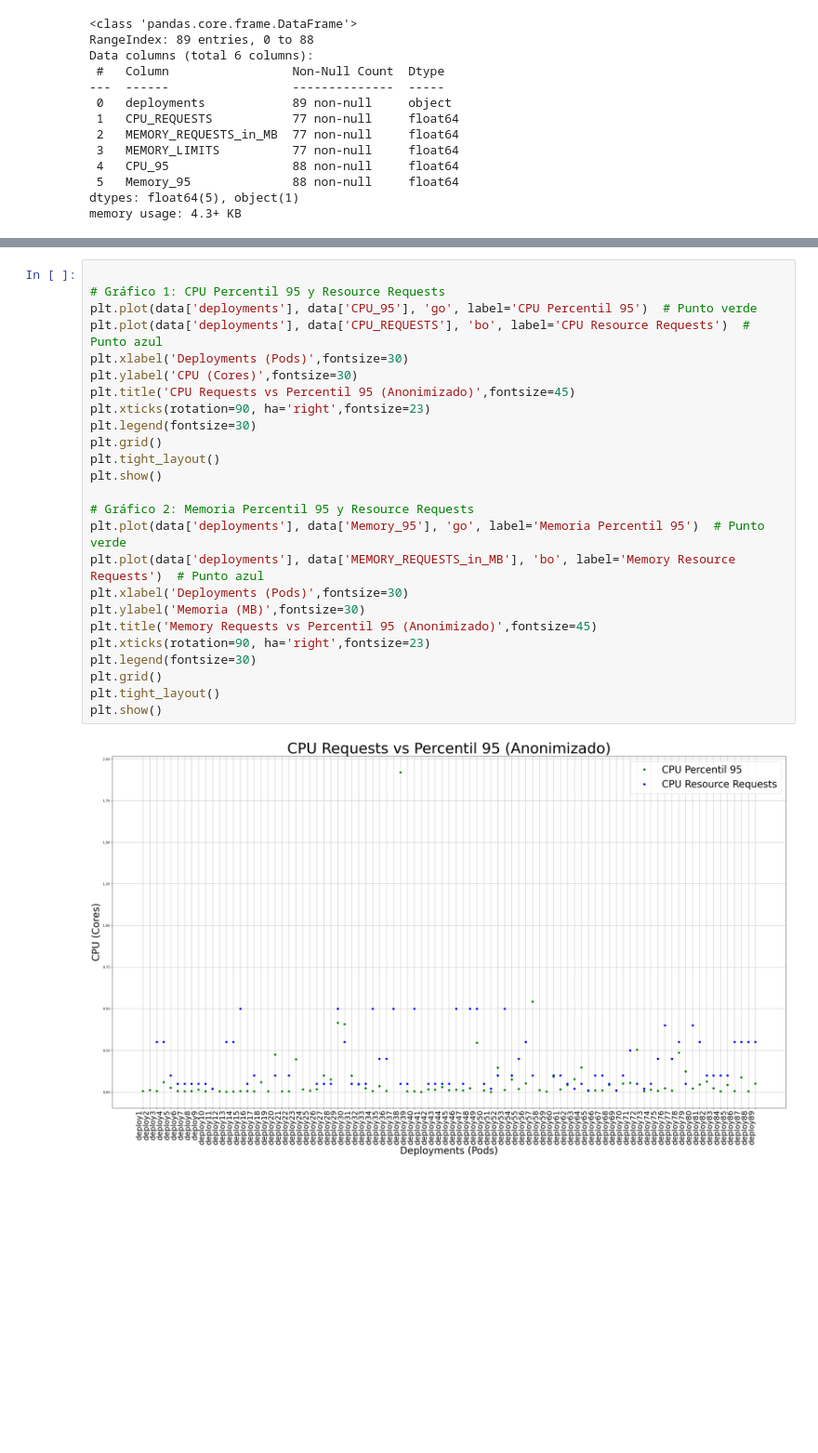
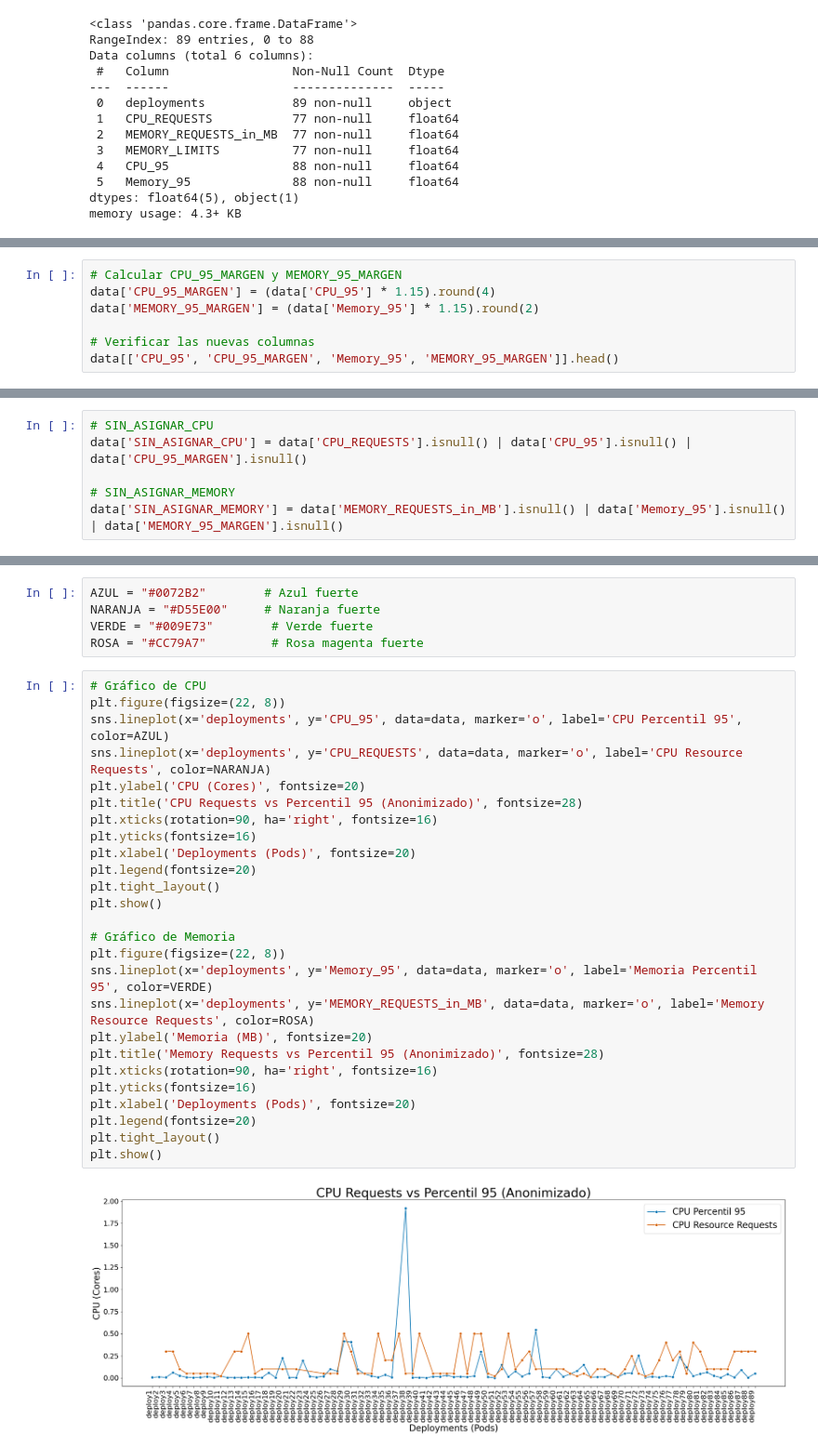
Before and after one commit to DanielEcheverri-Bosch/TFM-DanielEcheverri-Publico, a Jupyter notebook: Anexo_2_codigo_figuras_propias/Figuras_propias_codigo.ipynb, the cells around one changed output, grey strips where cells are left out. Shown: that part at 93% size. Cells and saved outputs as stored; diff of their text form; blank space fills up the shorter version.

Commit message:
Actualización de los gráficos y añadida tabla de frecuencias correcta.

```diff
--- a/Anexo_2_codigo_figuras_propias/Figuras_propias_codigo.ipynb
+++ b/Anexo_2_codigo_figuras_propias/Figuras_propias_codigo.ipynb
@@ -68,0 +28,7 @@ plt.show()
+# %%
+# Calcular CPU_95_MARGEN y MEMORY_95_MARGEN
+data['CPU_95_MARGEN'] = (data['CPU_95'] * 1.15).round(4)
+data['MEMORY_95_MARGEN'] = (data['Memory_95'] * 1.15).round(2)
+
+# Verificar las nuevas columnas
+data[['CPU_95', 'CPU_95_MARGEN', 'Memory_95', 'MEMORY_95_MARGEN']].head()
@@ -68,0 +94,6 @@ plt.show()
+# %%
+# SIN_ASIGNAR_CPU
+data['SIN_ASIGNAR_CPU'] = data['CPU_REQUESTS'].isnull() | data['CPU_95'].isnull() | data['CPU_95_MARGEN'].isnull()
+
+# SIN_ASIGNAR_MEMORY
+data['SIN_ASIGNAR_MEMORY'] = data['MEMORY_REQUESTS_in_MB'].isnull() | data['Memory_95'].isnull() | data['MEMORY_95_MARGEN'].isnull()
@@ -69,27 +232,33 @@ plt.show()
+# %%
+AZUL = "#0072B2"        # Azul fuerte
+NARANJA = "#D55E00"     # Naranja fuerte
+VERDE = "#009E73"        # Verde fuerte
+ROSA = "#CC79A7"         # Rosa magenta fuerte
 # %%
-
-# Gráfico 1: CPU Percentil 95 y Resource Requests
-plt.plot(data['deployments'], data['CPU_95'], 'go', label='CPU Percentil 95')  # Punto verde
-plt.plot(data['deployments'], data['CPU_REQUESTS'], 'bo', label='CPU Resource Requests')  # Punto azul
-plt.xlabel('Deployments (Pods)',fontsize=30)
-plt.ylabel('CPU (Cores)',fontsize=30)
-plt.title('CPU Requests vs Percentil 95 (Anonimizado)',fontsize=45)
-plt.xticks(rotation=90, ha='right',fontsize=23)
-plt.legend(fontsize=30)
-plt.grid()
+# Gráfico de CPU
+plt.figure(figsize=(22, 8))
+sns.lineplot(x='deployments', y='CPU_95', data=data, marker='o', label='CPU Percentil 95', color=AZUL)
+sns.lineplot(x='deployments', y='CPU_REQUESTS', data=data, marker='o', label='CPU Resource Requests', color=NARANJA)
+plt.ylabel('CPU (Cores)', fontsize=20)
+plt.title('CPU Requests vs Percentil 95 (Anonimizado)', fontsize=28)
+plt.xticks(rotation=90, ha='right', fontsize=16)
+plt.yticks(fontsize=16)
+plt.xlabel('Deployments (Pods)', fontsize=20)
+plt.legend(fontsize=20)
 plt.tight_layout()
 plt.show()
 
-# Gráfico 2: Memoria Percentil 95 y Resource Requests
-plt.plot(data['deployments'], data['Memory_95'], 'go', label='Memoria Percentil 95')  # Punto verde
-plt.plot(data['deployments'], data['MEMORY_REQUESTS_in_MB'], 'bo', label='Memory Resource Requests')  # Punto azul
-plt.xlabel('Deployments (Pods)',fontsize=30)
-plt.ylabel('Memoria (MB)',fontsize=30)
-plt.title('Memory Requests vs Percentil 95 (Anonimizado)',fontsize=45)
-plt.xticks(rotation=90, ha='right',fontsize=23)
-plt.legend(fontsize=30)
-plt.grid()
+# Gráfico de Memoria
+plt.figure(figsize=(22, 8))
+sns.lineplot(x='deployments', y='Memory_95', data=data, marker='o', label='Memoria Percentil 95', color=VERDE)
+sns.lineplot(x='deployments', y='MEMORY_REQUESTS_in_MB', data=data, marker='o', label='Memory Resource Requests', color=ROSA)
+plt.ylabel('Memoria (MB)', fontsize=20)
+plt.title('Memory Requests vs Percentil 95 (Anonimizado)', fontsize=28)
+plt.xticks(rotation=90, ha='right', fontsize=16)
+plt.yticks(fontsize=16)
+plt.xlabel('Deployments (Pods)', fontsize=20)
+plt.legend(fontsize=20)
 plt.tight_layout()
 plt.show()
 # %% [output]
-[figure, old version]
+[figure, new version]
```
Also changed, not shown: parts of 11 cells of this notebook, 2 other files.
